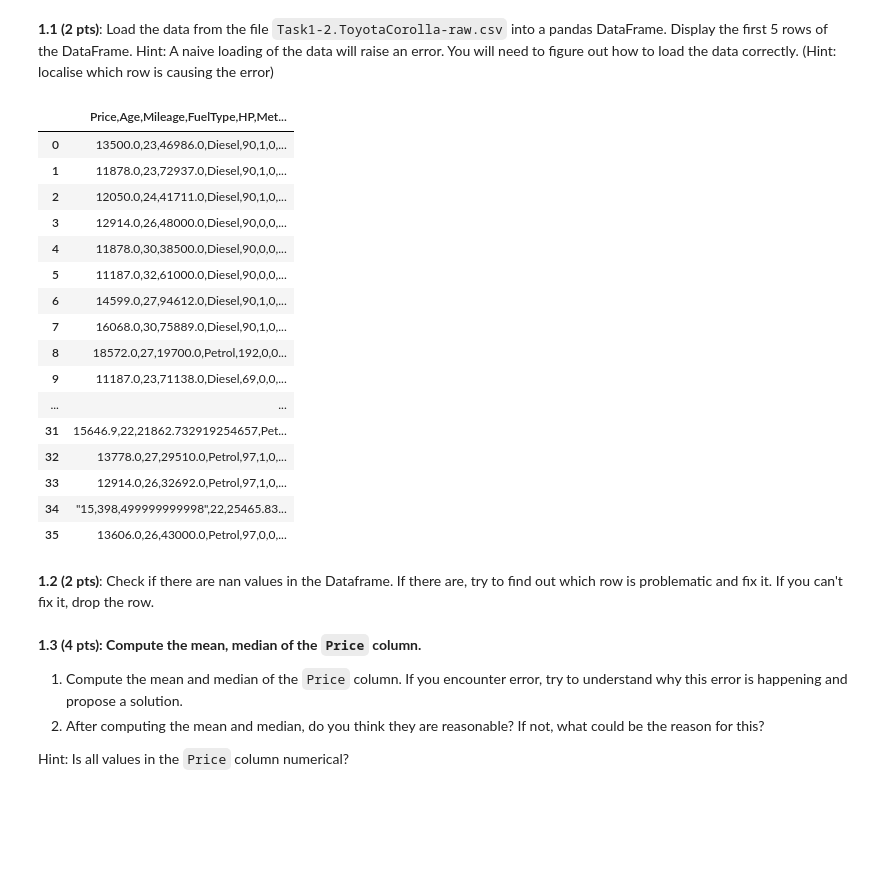
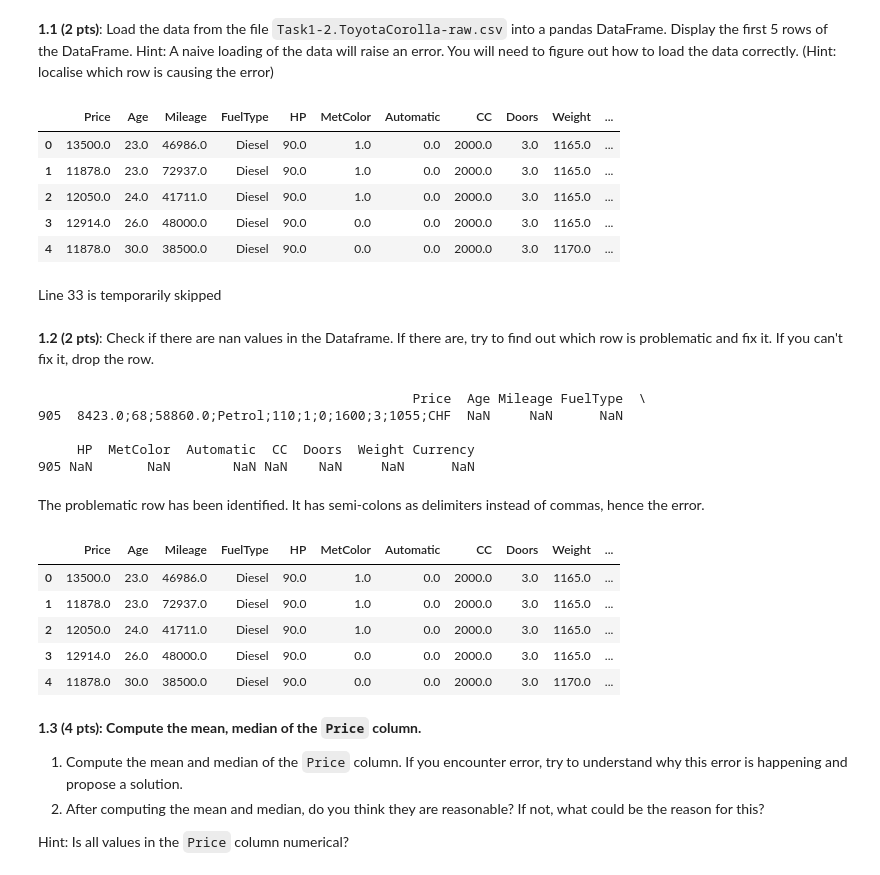
Before and after one commit to kabdelno/PersonalRepo-CS401, a Jupyter notebook: Homework/02_PROJECT_CAR_SALES/2024-HW2.ipynb, the cells around one changed output. Saved outputs shown, nothing was run; the diff lists cells and outputs as text; code cells hidden in the pictures; blank space fills up the shorter version.

```diff
--- a/Homework/02_PROJECT_CAR_SALES/2024-HW2.ipynb
+++ b/Homework/02_PROJECT_CAR_SALES/2024-HW2.ipynb
@@ -102,33 +102,47 @@ random.seed(42)
 
 **1.1 (2 pts)**: Load the data from the file `Task1-2.ToyotaCorolla-raw.csv` into a pandas DataFrame. Display the first 5 rows of the DataFrame. Hint: A naive loading of the data will raise an error. You will need to figure out how to load the data correctly. (Hint: localise which row is causing the error)
 # %%
-corolla_raw = pd.read_csv("data/Task1-2.ToyotaCorolla-raw.csv", sep = 'none')
-corolla_raw.head(36)
+#corolla_raw = pd.read_csv("data/Task1-2.ToyotaCorolla-raw.csv", sep = ',')
+#corolla_raw.head(36)
 
 ## Initially running the two lines of code above yielded the following error message :
 ## "ParserError: Error tokenizing data. C error: Expected 11 fields in line 33, saw 12"
+## The error originates in the price of the car being given as 15,646.9 instead of 15646.9, adding an unwanted delimiter
+## The 'on bad lines' function is thus sued to skip that line initially yet still give a warning
+
+corolla_raw = pd.read_csv("data/Task1-2.ToyotaCorolla-raw.csv", sep = ',', skiprows=[32])
+corolla_raw.head(5)
 # %% [output]
-|  | Price,Age,Mileage,FuelType,HP,Met... |
-| 0 | 13500.0,23,46986.0,Diesel,90,1,0,... |
-| 1 | 11878.0,23,72937.0,Diesel,90,1,0,... |
-| 2 | 12050.0,24,41711.0,Diesel,90,1,0,... |
-| 3 | 12914.0,26,48000.0,Diesel,90,0,0,... |
-| 4 | 11878.0,30,38500.0,Diesel,90,0,0,... |
-| 5 | 11187.0,32,61000.0,Diesel,90,0,0,... |
-| 6 | 14599.0,27,94612.0,Diesel,90,1,0,... |
-| 7 | 16068.0,30,75889.0,Diesel,90,1,0,... |
-| 8 | 18572.0,27,19700.0,Petrol,192,0,0... |
-| 9 | 11187.0,23,71138.0,Diesel,69,0,0,... |
-| ... | ... |
-| 31 | 15646.9,22,21862.732919254657,Pet... |
-| 32 | 13778.0,27,29510.0,Petrol,97,1,0,... |
-| 33 | 12914.0,26,32692.0,Petrol,97,1,0,... |
-| 34 | "15,398,499999999998",22,25465.83... |
-| 35 | 13606.0,26,43000.0,Petrol,97,0,0,... |
+|  | Price | Age | Mileage | FuelType | HP | MetColor | Automatic | CC | Doors | Weight | ... |
+| 0 | 13500.0 | 23.0 | 46986.0 | Diesel | 90.0 | 1.0 | 0.0 | 2000.0 | 3.0 | 1165.0 | ... |
+| 1 | 11878.0 | 23.0 | 72937.0 | Diesel | 90.0 | 1.0 | 0.0 | 2000.0 | 3.0 | 1165.0 | ... |
+| 2 | 12050.0 | 24.0 | 41711.0 | Diesel | 90.0 | 1.0 | 0.0 | 2000.0 | 3.0 | 1165.0 | ... |
+| 3 | 12914.0 | 26.0 | 48000.0 | Diesel | 90.0 | 0.0 | 0.0 | 2000.0 | 3.0 | 1165.0 | ... |
+| 4 | 11878.0 | 30.0 | 38500.0 | Diesel | 90.0 | 0.0 | 0.0 | 2000.0 | 3.0 | 1170.0 | ... |
+# %% [markdown]
+Line 33 is temporarily skipped
 # %% [markdown]
 **1.2 (2 pts)**: Check if there are nan values in the Dataframe. If there are, try to find out which row is problematic and fix it. If you can't fix it, drop the row.
 # %%
-# TODO
+print(corolla_raw[corolla_raw.isna().any(axis=1)])
+# %% [output]
+                                                Price  Age Mileage FuelType  \
+905  8423.0;68;58860.0;Petrol;110;1;0;1600;3;1055;CHF  NaN     NaN      NaN
+
+     HP  MetColor  Automatic  CC  Doors  Weight Currency
+905 NaN       NaN        NaN NaN    NaN     NaN      NaN
+# %% [markdown]
+The problematic row has been identified. It has semi-colons as delimiters instead of commas, hence the error.
+# %%
+corolla_raw.drop(index=905, inplace = True)
+corolla_raw.head(5)
+# %% [output]
+|  | Price | Age | Mileage | FuelType | HP | MetColor | Automatic | CC | Doors | Weight | ... |
+| 0 | 13500.0 | 23.0 | 46986.0 | Diesel | 90.0 | 1.0 | 0.0 | 2000.0 | 3.0 | 1165.0 | ... |
+| 1 | 11878.0 | 23.0 | 72937.0 | Diesel | 90.0 | 1.0 | 0.0 | 2000.0 | 3.0 | 1165.0 | ... |
+| 2 | 12050.0 | 24.0 | 41711.0 | Diesel | 90.0 | 1.0 | 0.0 | 2000.0 | 3.0 | 1165.0 | ... |
+| 3 | 12914.0 | 26.0 | 48000.0 | Diesel | 90.0 | 0.0 | 0.0 | 2000.0 | 3.0 | 1165.0 | ... |
+| 4 | 11878.0 | 30.0 | 38500.0 | Diesel | 90.0 | 0.0 | 0.0 | 2000.0 | 3.0 | 1170.0 | ... |
 # %% [markdown]
 **1.3 (4 pts): Compute the mean, median of the `Price` column.**
 
```
Also changed, not shown: parts of 63 cells of this notebook, 1 other file.
